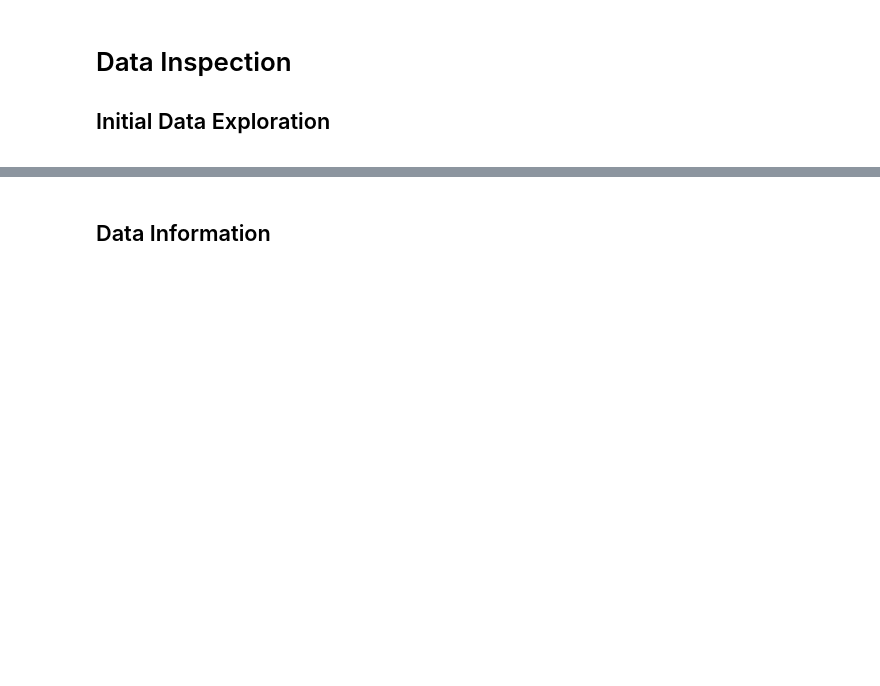
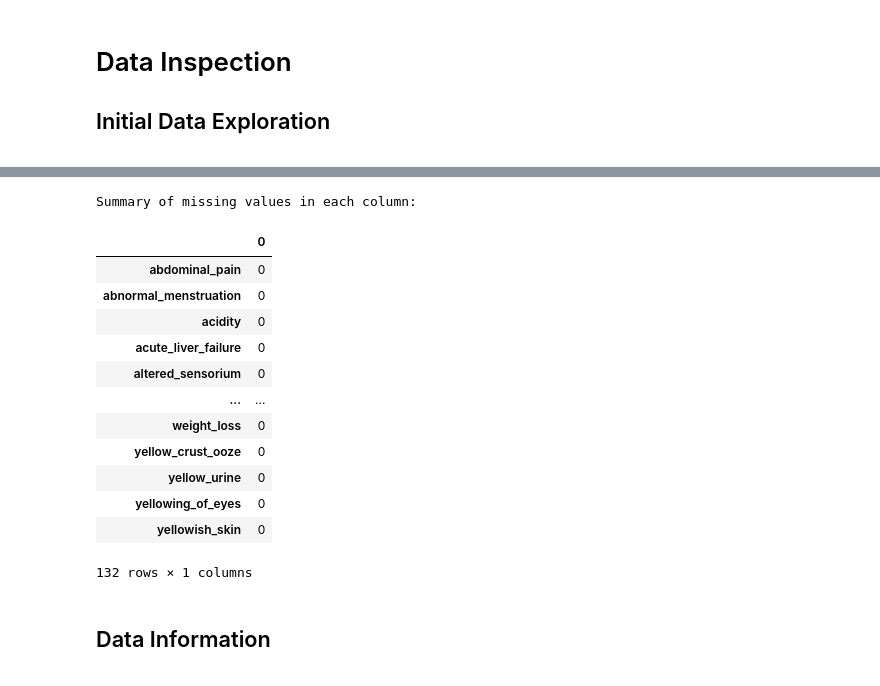
Before and after one commit to franklinen/disease_prediction, a Jupyter notebook: exploratory_analysis.ipynb, the cells around one changed output, grey strips where cells are left out. Drawn from its saved outputs; the diff is of its cells as text; code cells hidden in the pictures; blank space fills up the shorter version.

```diff
--- a/exploratory_analysis.ipynb
+++ b/exploratory_analysis.ipynb
@@ -128,3 +122,21 @@ freq                 120
+# %%
+print("\nSummary of missing values in each column:")
+train_data.isnull().sum().to_frame()
+# %% [output]
+Summary of missing values in each column:
+|  | 0 |
+| abdominal_pain | 0 |
+| abnormal_menstruation | 0 |
+| acidity | 0 |
+| acute_liver_failure | 0 |
+| altered_sensorium | 0 |
+| ... | ... |
+| weight_loss | 0 |
+| yellow_crust_ooze | 0 |
+| yellow_urine | 0 |
+| yellowing_of_eyes | 0 |
+| yellowish_skin | 0 |
+132 rows × 1 columns
 # %% [markdown]
 ## Data Information
 <a id="Data-Information"></a>
```
Also changed, not shown: parts of 15 cells of this notebook.
